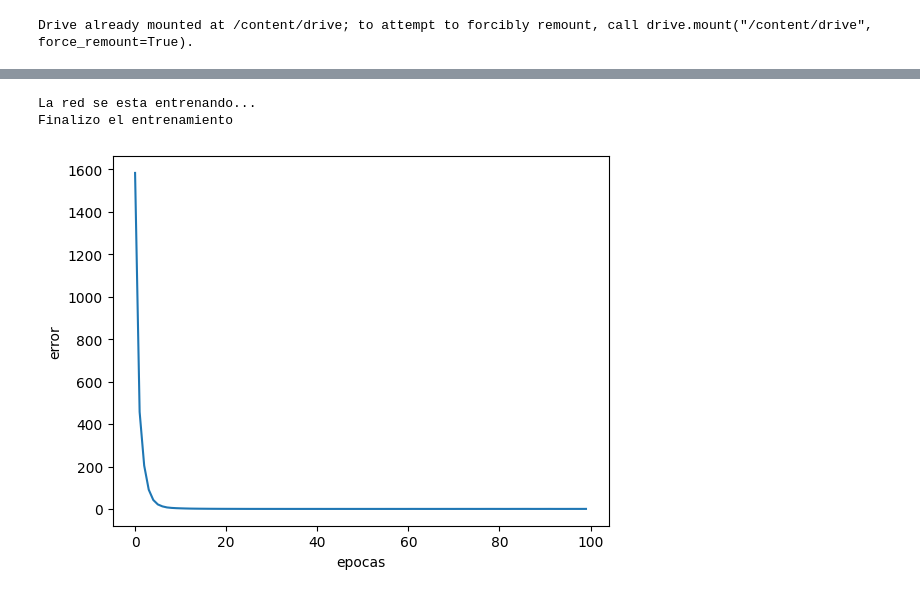
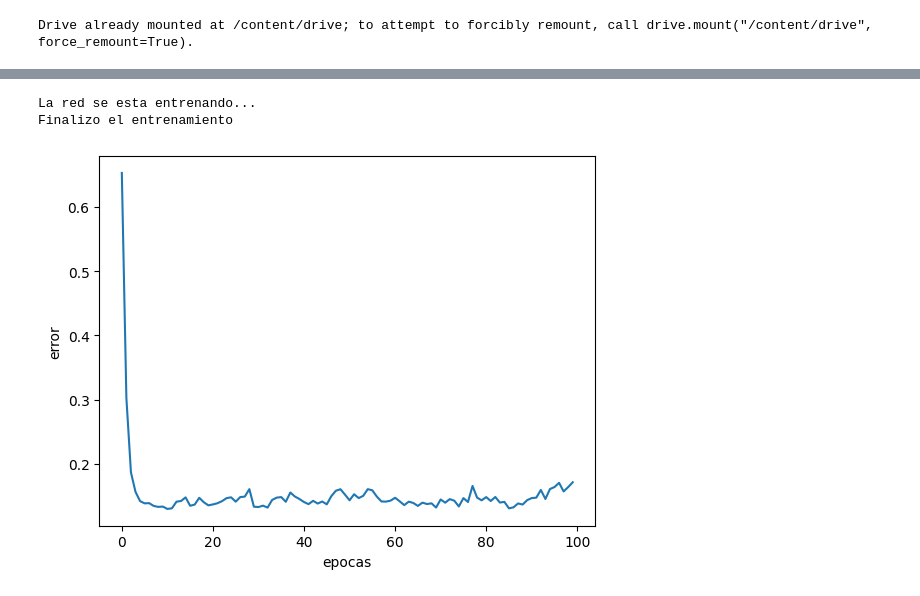
Before and after one commit to Kai-Al/Clasificaci-n-de-la-probabilidad-de-ocurrencia-de-ataque-cardiaco, a Jupyter notebook: RNA.ipynb, the cells around one changed output, grey strips where cells are left out. Cells and saved outputs as stored; diff of their text form; code cells hidden in the pictures.

```diff
--- a/RNA.ipynb
+++ b/RNA.ipynb
@@ -18,10 +56,5 @@ data10 = data.drop(df_copy.index)
 # %%
-import tensorflow as tf
-from tensorflow import keras
-import pandas as pd
-import matplotlib.pyplot as plt
-
 
 # Separa las características, en y es la salida, y en X todas menos output
-y = df_copy['output']
-X = df_copy.drop(columns=['output'])
+y = data['output']
+X = data.drop(columns=['output'])
@@ -29,0 +61,3 @@ data10.sample(n=1, random_state=1)
+# %%
+
+X_train, X_test, y_train, y_test = train_test_split(X, y, test_size=0.2, stratify=None)
@@ -29,0 +79,7 @@ data10.sample(n=1, random_state=1)
+# %%
+
+
+# Feature Scaling
+scaler = StandardScaler()
+X_train = scaler.fit_transform(X_train)
+X_test = scaler.transform(X_test)
@@ -30,34 +92,33 @@ data10.sample(n=1, random_state=1)
 # %%
-from tensorflow.python.ops.logging_ops import Print
-from keras.src.optimizers import optimizer
+
 
 
 # Modelo de la red neuronal
-#una capa con 13 entradas, 26 neuronas en una capa interna
+#una capa con 13 entradas, 13 neuronas en una capa interna
 model = keras.Sequential([
-    keras.layers.Dense(units=26, input_shape=[13])
+    keras.layers.Dense(units=13, input_shape=[13])
 ])
 
 #optimizador encargado de ajustar pesos en la red neuronal de a 0.1 para que se ajuste
 #metrica de perdida para el seguimiento indica como va el seguimiento --> arregla grandes errores aunque sean pocos que corregir pequeños errores aunque sean muchos
 
 # Compila el modelo
 #model.compile(optimizer='sgd', loss='mean_squared_error')
 model.compile(
     optimizer=tf.keras.optimizers.Adam(0.1),
     loss='mean_squared_error'
 )
 print("La red se esta entrenando...")
 # Entrenamiento del modelo, verbose falso para mejorar la visual
-entrenamiento=model.fit(X, y, epochs=100, verbose=False)
+entrenamiento=model.fit(X_train, y_train, epochs=100, verbose=False)
 print("Finalizo el entrenamiento")
 
 #ver el comportamiento de la red
 plt.xlabel("epocas")
 plt.ylabel("error")
 plt.plot(entrenamiento.history["loss"])
 plt.show()
 # %% [output]
 La red se esta entrenando...
 Finalizo el entrenamiento
-[figure, old version]
+[figure, new version]
```
Also changed, not shown: parts of 21 cells of this notebook.
